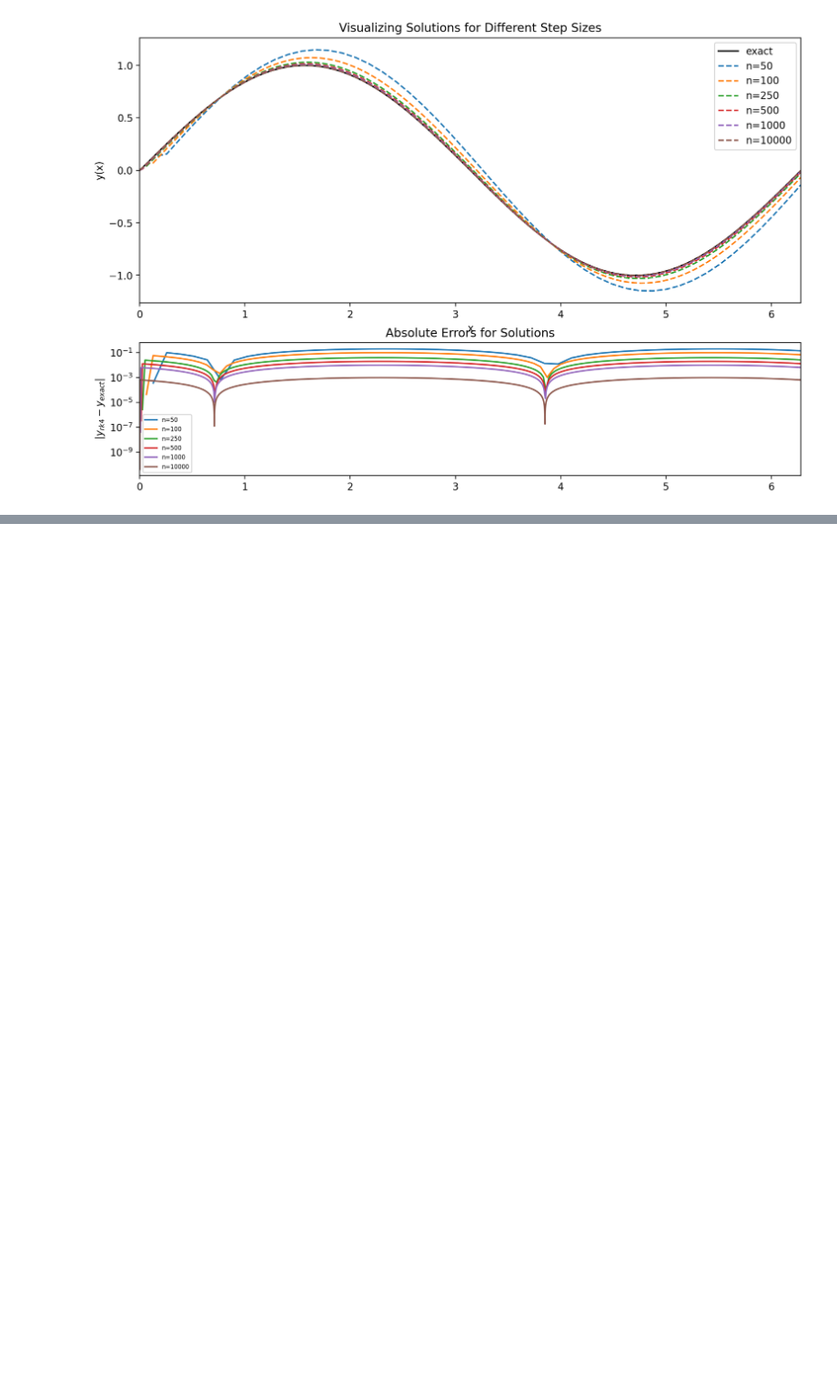
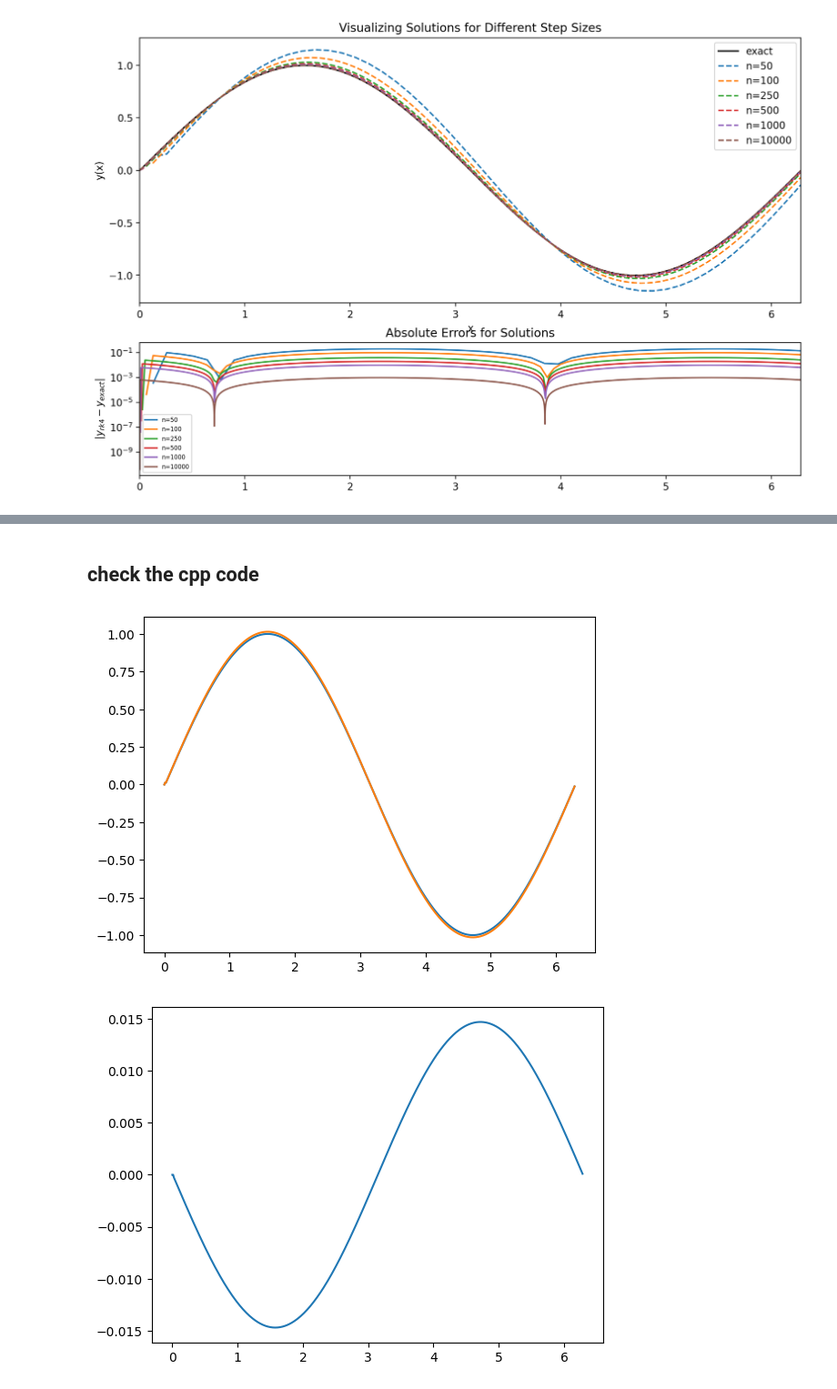
Before and after one commit to Ub3rJosh/random_things, a Jupyter notebook: TOV_solver/rk4_solver_testing.ipynb, the cells around one changed output, grey strips where cells are left out. Shown: that part at 91% size. Saved outputs shown, nothing was run; the diff lists cells and outputs as text; code cells hidden in the pictures; blank space fills up the shorter version.

```diff
--- a/TOV_solver/rk4_solver_testing.ipynb
+++ b/TOV_solver/rk4_solver_testing.ipynb
@@ -69,0 +65,2 @@ time for 10_000 point solution
+# %% [markdown]
+## check the cpp code
@@ -69,0 +73,13 @@ time for 10_000 point solution
+# %%
+y_cpp= np.array(pandas.read_csv("test_file.txt", header=None))[:, 0]
+
+
+plt.plot(x_4, y_cpp)
+plt.plot(x_4, y_4)
+plt.show()
+
+plt.plot(x_4, y_cpp - y_4)
+plt.show()
+# %% [output]
+[figure, added]
+[figure, added]
```
Also changed, not shown: parts of 3 cells of this notebook, 7 other files.
